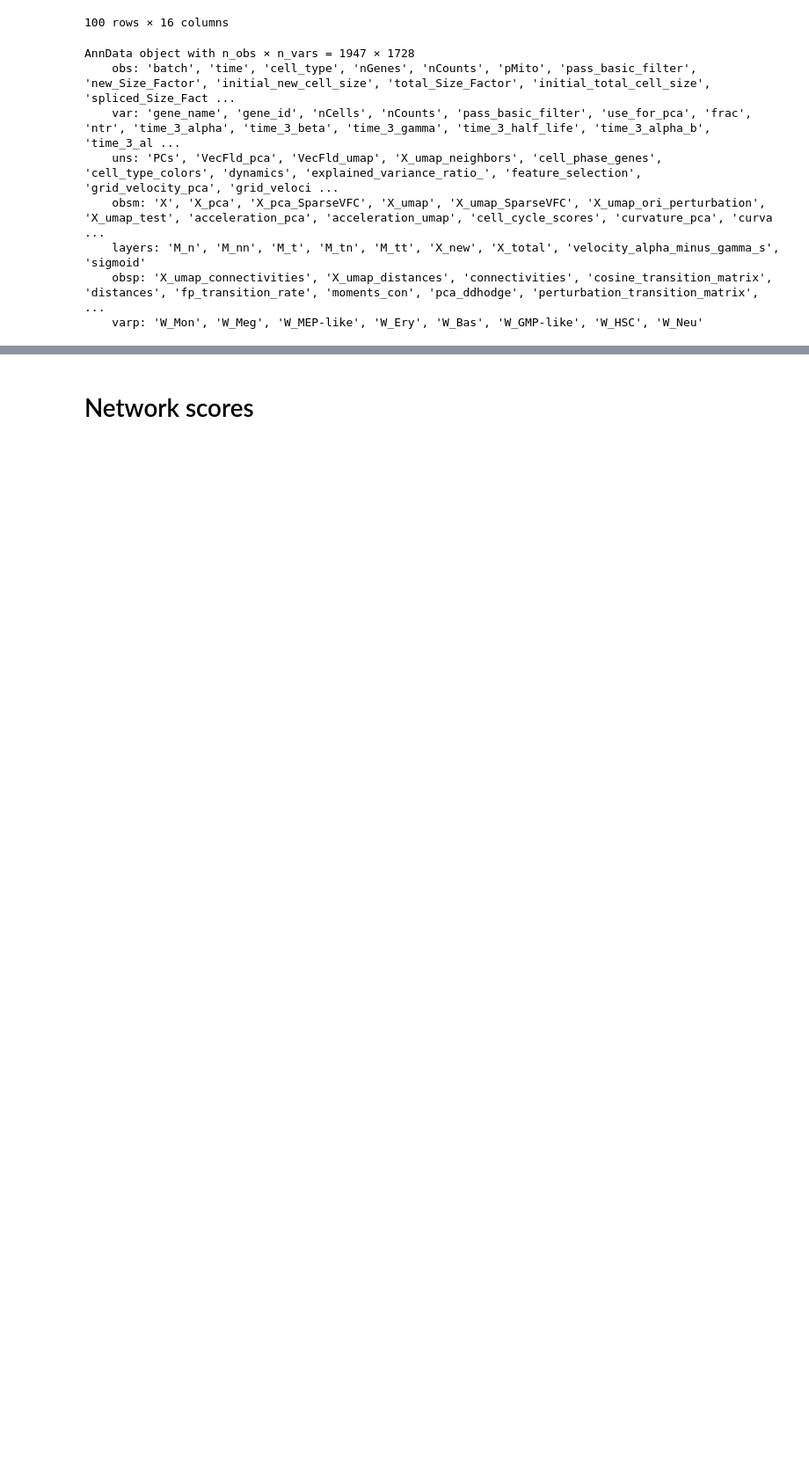
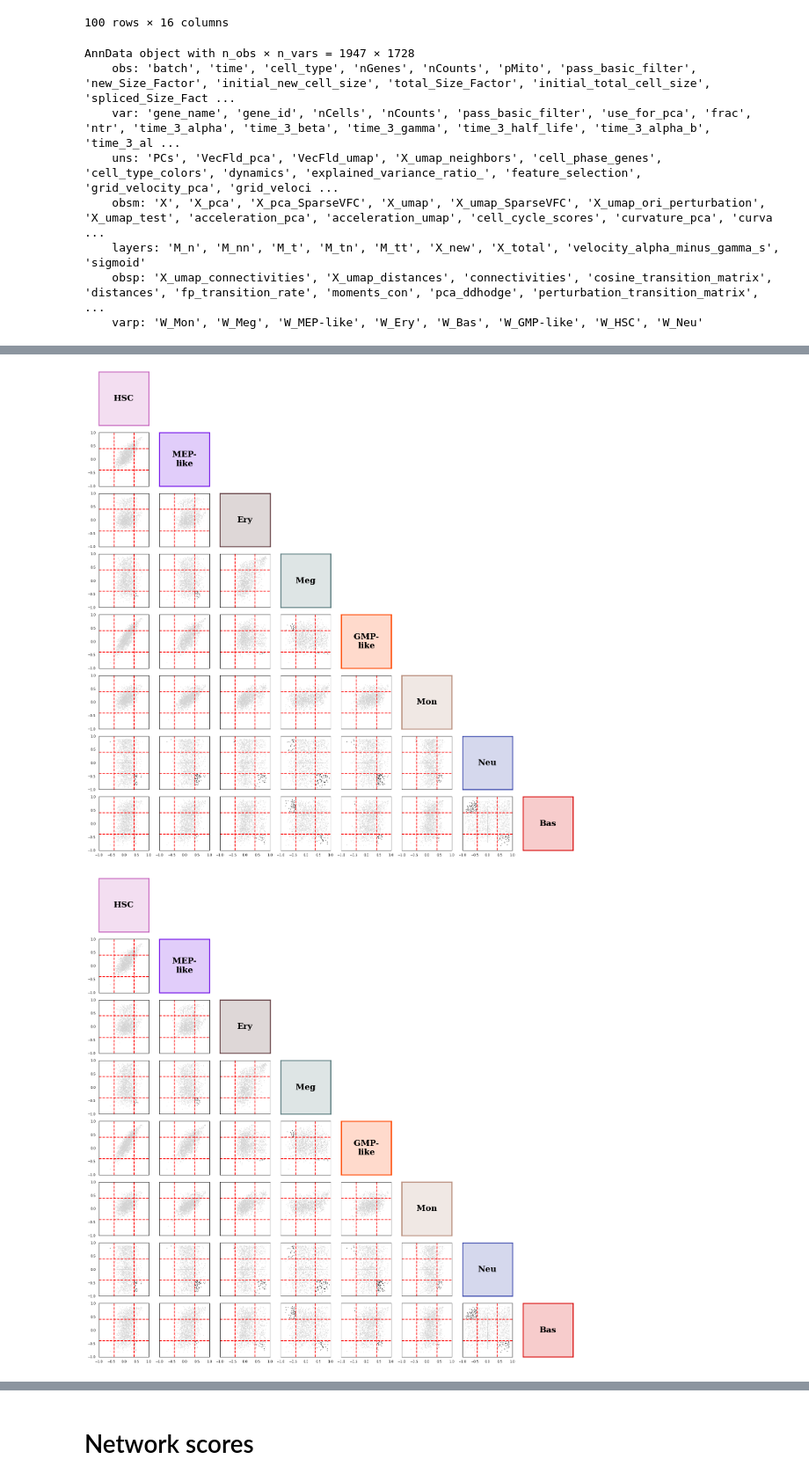
Before and after one commit to Bernaljp/scHopfield, a Jupyter notebook: hematopoiesis_analysis_sch.ipynb, the cells around one changed output, grey strips where cells are left out. Shown at 88% size. Drawn from its saved outputs; the diff is of its cells as text; code cells hidden in the pictures; blank space fills up the shorter version.

```diff
--- a/hematopoiesis_analysis_sch.ipynb
+++ b/hematopoiesis_analysis_sch.ipynb
@@ -515,4 +517,16 @@ Found 56 corner genes
 # %%
-ls.plot_correlations_grid(energy='total', order=order, colors=colors, x_low=-0.4, y_high=0.4, x_high=0.4, y_low=-0.4)
-plt.show()
+sch.pl.plot_correlations_grid(
+      adata,
+      cluster_key=CLUSTER_KEY,
+      energy='total',
+      order=CELL_TYPE_ORDER,
+      colors=colors,
+      x_low=-0.4,
+      x_high=0.4,
+      y_low=-0.4,
+      y_high=0.4
+  )
+# %% [output]
+[figure, added]
+[figure, added]
 # %%
```
Also changed, not shown: parts of 30 cells of this notebook, 4 other files.
